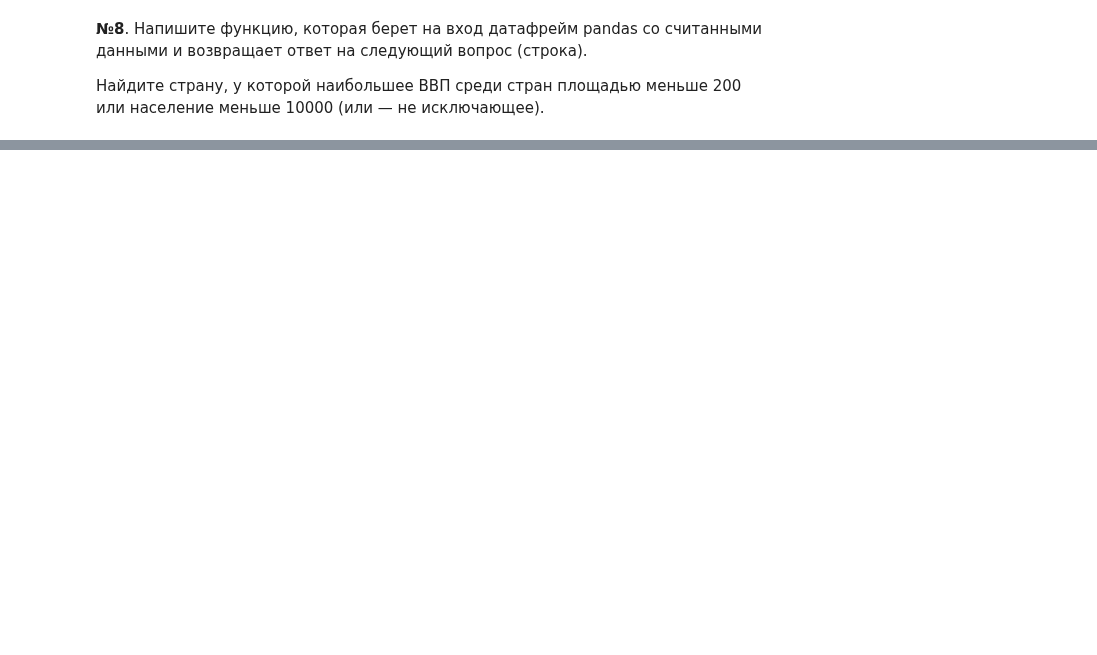
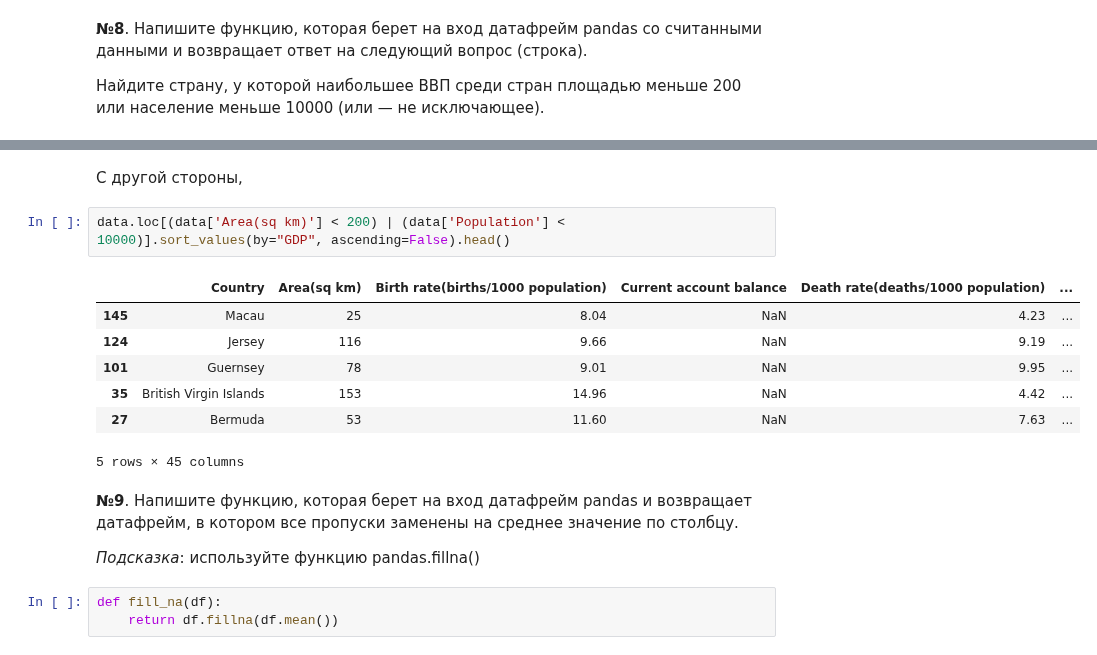
Before and after one commit to dbulgakov/HSE_DataMiningHW, a Jupyter notebook: DataAnalysis/Homeworks/Solutions/HW1_solution.ipynb, the cells around one changed output, grey strips where cells are left out. Cells and saved outputs as stored; diff of their text form; blank space fills up the shorter version.

```diff
--- a/DataAnalysis/Homeworks/Solutions/HW1_solution.ipynb
+++ b/DataAnalysis/Homeworks/Solutions/HW1_solution.ipynb
@@ -206,0 +236,19 @@ __№8__. Напишите функцию, которая берет на вхо
+# %% [markdown]
+С другой стороны,
+# %%
+data.loc[(data['Area(sq km)'] < 200) | (data['Population'] < 10000)].sort_values(by="GDP", ascending=False).head()
+# %% [output]
+|  | Country | Area(sq km) | Birth rate(births/1000 population) | Current account balance | Death rate(deaths/1000 population) | ... |
+| 145 | Macau | 25 | 8.04 | NaN | 4.23 | ... |
+| 124 | Jersey | 116 | 9.66 | NaN | 9.19 | ... |
+| 101 | Guernsey | 78 | 9.01 | NaN | 9.95 | ... |
+| 35 | British Virgin Islands | 153 | 14.96 | NaN | 4.42 | ... |
+| 27 | Bermuda | 53 | 11.60 | NaN | 7.63 | ... |
+5 rows × 45 columns
+# %% [markdown]
+__№9__.  Напишите функцию, которая берет на вход датафрейм pandas и возвращает датафрейм, в котором все пропуски заменены на среднее значение по столбцу.
+
+_Подсказка_: используйте функцию pandas.fillna()
+# %%
+def fill_na(df):
+    return df.fillna(df.mean())
```
Also changed, not shown: parts of 15 cells of this notebook.
